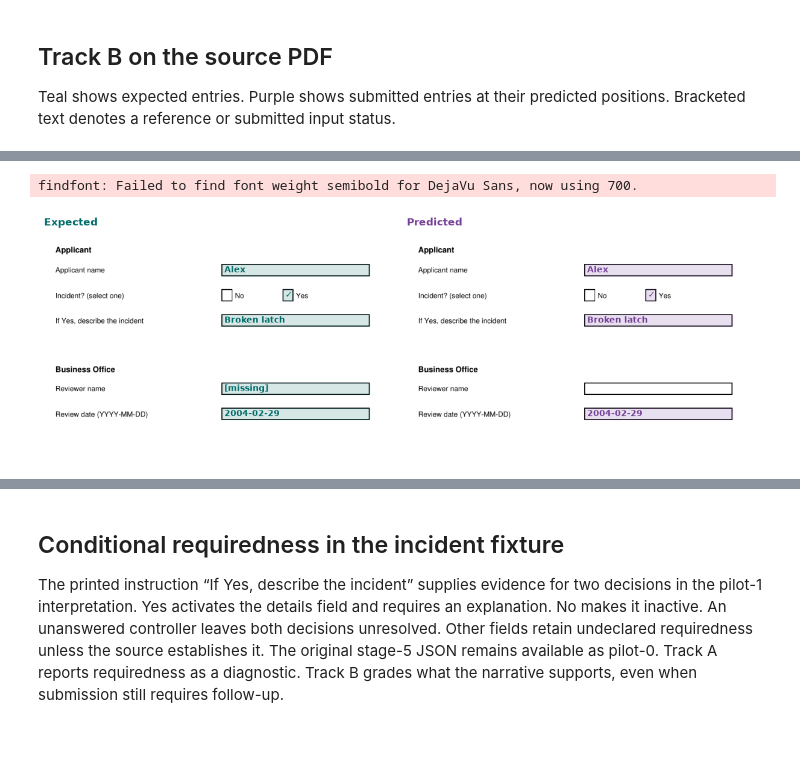
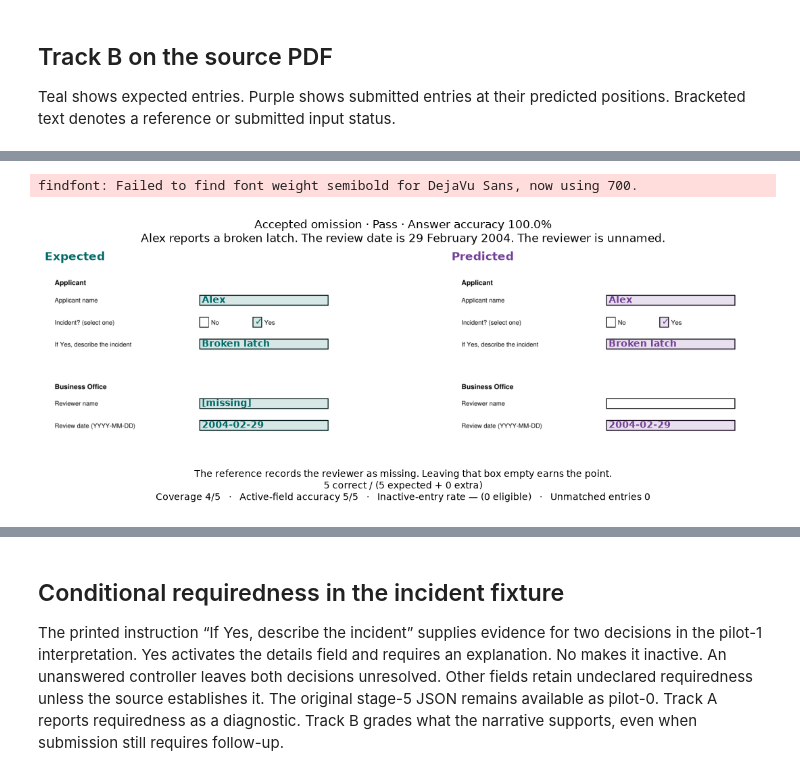
Before and after one commit to globalforms/metric-pilot, a Jupyter notebook: GlobalForms-metric-pilot.ipynb, the cells around one changed output, grey strips where cells are left out. Cells and saved outputs as stored; diff of their text form; code cells hidden in the pictures; blank space fills up the shorter version.

```diff
--- a/GlobalForms-metric-pilot.ipynb
+++ b/GlobalForms-metric-pilot.ipynb
@@ -470,20 +440,8 @@ print("Pooled rules with a hallucination on a confirmed negative:", fmt(f1(poole
 5 geometry=1.000 fields=1.000 sections=1.000 roles=1.000 rules=0.000 validation=1.000
 Pooled rules with a hallucination on a confirmed negative: 0.667
 # %%
-# Reproduce Appendix A's imperfect prediction from independently encoded boxes.
-appendix = deepcopy(stages[1])
-for key in ("fields", "regions", "rules", "evidence"):
-    appendix[key].clear()
-add_field(appendix, "incident", "Incident?", 85, "choice", "applicant", ("No", "Yes"))
-add_field(appendix, "date", "Date", 120, "date", "applicant")
-add_field(appendix, "time", "Time", 155, "time", "applicant")
-appendix["regions"]["date_0"]["bbox"] = [30, 120, 100, 20]
-appendix["rules"] = [dict(controller="incident", op="eq", option="Yes", fields=["date", "time"])]
-imperfect = deepcopy(appendix)
-imperfect["regions"]["date_0"]["bbox"][0] = 100
-imperfect["fields"]["time"]["type"] = "text"
-add_field(imperfect, "extra", "Extra", 191, section="applicant")
-imperfect["rules"] = [dict(controller="incident", op="eq", option="No", fields=["date"])]
+appendix_case = json.loads((incident_dir / "regressions/appendix.json").read_text())
+appendix, imperfect = appendix_case["reference"], appendix_case["prediction"]
 expected_counts = dict(geometry=(3,2,1), fields=(1,3,2), sections=(2,2,1),
                        roles=(2,2,1), rules=(0,1,2))
 assert track_a(imperfect, appendix)[0] == expected_counts
@@ -641,40 +604,47 @@ unknown extra entry: fail, answer accuracy 5/6 (83.3%) | coverage (5, 5), active
 ## Track B on the source PDF
 Teal shows expected entries. Purple shows submitted entries at their predicted positions. Bracketed text denotes a reference or submitted input status.
 # %%
-from IPython.display import Markdown, display
-from globalforms.completions import compare_completions
+from globalforms.completions import answer_marks, compare_completions
 
-yes_story = "Alex reports a broken latch. Sam reviews the incident on 29 February 2004."
-no_reviewer_story = "Alex reports a broken latch. The review date is 29 February 2004. The reviewer is unnamed."
-no_story = "Alex selects No for incident. The narrative still mentions a broken latch. Sam reviews on 29 February 2004."
+completion_dir = Path("output") / review_path.parent.name / "track-b"
+completion_dir.mkdir(parents=True, exist_ok=True)
 
-# A recovered field with a predicted widget can be drawn even when it has no reference match.
-spurious = deepcopy(incident_v1)
-add_field(spurious, "case_number", "Case number", 325)
-extra_case = dict(gold, case_number=value("C-17"))
+def write_completion_json(filename, data):
+    (completion_dir / filename).write_text(json.dumps(data, indent=2, ensure_ascii=False) + "\n", encoding="utf-8")
 
-cases = [
-    ("Accepted omission", no_reviewer_story, missing_gold, missing, None,
-     "The reference records the reviewer as missing. Leaving that box empty earns the point."),
-    ("Penalized omission", yes_story, gold, missing, None,
-     "The same predicted form omits Sam, a reviewer named in this scenario."),
-    ("Inactive entry", no_story, no_gold, leak, None,
-     "Selecting No makes details inactive. Submitting Broken latch adds one extra entry."),
-    ("Unknown entry with a predicted region", yes_story, gold, extra_case, spurious,
-     "C-17 appears in a predicted box below the date. That field has no reference match."),
-    ("Unknown entry without a region", yes_story, gold, extra_case, None,
-     "The submission includes case_number, but the supplied spec gives it no box. It still counts as an extra entry."),
-]
-for title, story, expected, submitted, recovered, explanation in cases:
-    result = track_b(submitted, expected, incident_v1, recovered)
-    predicted_spec = FormSpec.model_validate(recovered) if recovered is not None else incident_spec
-    display(Markdown(f"### {title}\n\n**Scenario.** {story}"))
-    compare_completions(incident_spec, expected, predicted_spec, submitted, page=1,
-                        page_size=page_size, image=paper, crop=(32, 38, 495, 315))
+write_completion_json("ground-truth.json", reference)
+matrix_cases = []
+for index, case in enumerate(review["track_b"], start=1):
+    title, story, explanation = case["title"], case["scenario"], case["explanation"]
+    expected, submitted = case["expected"], case["submitted"]
+    predicted_spec = read_review_spec(case["spec"]) if "spec" in case else review_spec
+    spec_data = predicted_spec.model_dump(exclude_unset=True)
+    recovered = spec_data if "spec" in case else None
+    result = track_b(submitted, expected, reference, recovered)
+    drawn, _ = answer_marks(predicted_spec, submitted)
+    drawable_unknown = any(mark.field_id in result["unmatched_ids"] for mark in drawn)
+    matrix_cases.append((title, result, drawable_unknown))
+    figure = compare_completions(review_spec, expected, predicted_spec, submitted, page=page,
+                                 page_size=page_size, image=paper, crop=review.get("completion_crop", viewport))
+    correct, denominator = result["value"]
+    extras = result["inactive"][0] + result["unmatched"]
+    outcome = "Pass" if result["complete"][0] else "Fail"
+    accuracy = f"{correct / denominator:.1%}" if denominator else "—"
+    figure.suptitle(f"{title} · {outcome} · Answer accuracy {accuracy}\n{fill(story, width=100)}", fontsize=12)
+    diagnostics = []
+    for key, label in (("coverage", "Coverage"), ("activity", "Active-field accuracy"),
+                       ("inactive", "Inactive-entry rate")):
+        hits, total = result[key]
+        ratio = f"{hits}/{total}" if total else "— (0 eligible)"
+        diagnostics.append(f"{label} {ratio}")
+    diagnostics.append(f"Unmatched entries {result['unmatched']}")
+    formula = f"{correct} correct / ({len(expected)} expected + {extras} extra)"
+    figure.supxlabel("\n".join([fill(explanation, width=105), formula, "   ·   ".join(diagnostics)]), fontsize=10)
+    stem = f"{index:02d}-" + re.sub(r"[^\w-]+", "-", title.casefold()).strip("-")
+    figure.savefig(completion_dir / f"{stem}.png", dpi=160, facecolor="white", bbox_inches="tight")
+    write_completion_json(f"{stem}.predicted.json", spec_data)
+    write_completion_json(f"{stem}.case.json", dict(title=title, scenario=story, explanation=explanation,
+                          mode="B-end-to-end" if recovered is not None else "B-oracle",
+                          expected=expected, submitted=submitted, scores=result))
     plt.show()
-    correct, denominator = result["value"]
-    extra_count = result["inactive"][0] + result["unmatched"]
-    outcome = "Pass" if result["complete"][0] else "Fail"
-    display(Markdown(f"**{outcome} · {correct / denominator:.1%}.** {explanation}  \n"
-                     f"{correct} correct / ({len(expected)} expected + {extra_count} extra)."))
 # %% [output]
@@ -684,2 +651,2 @@ for title, story, expected, submitted, recovered, explanation in cases:
 findfont: Failed to find font weight semibold for DejaVu Sans, now using 700.
-[figure, old version]
+[figure, new version]
```
Also changed, not shown: parts of 9 cells of this notebook, 13 other files.
